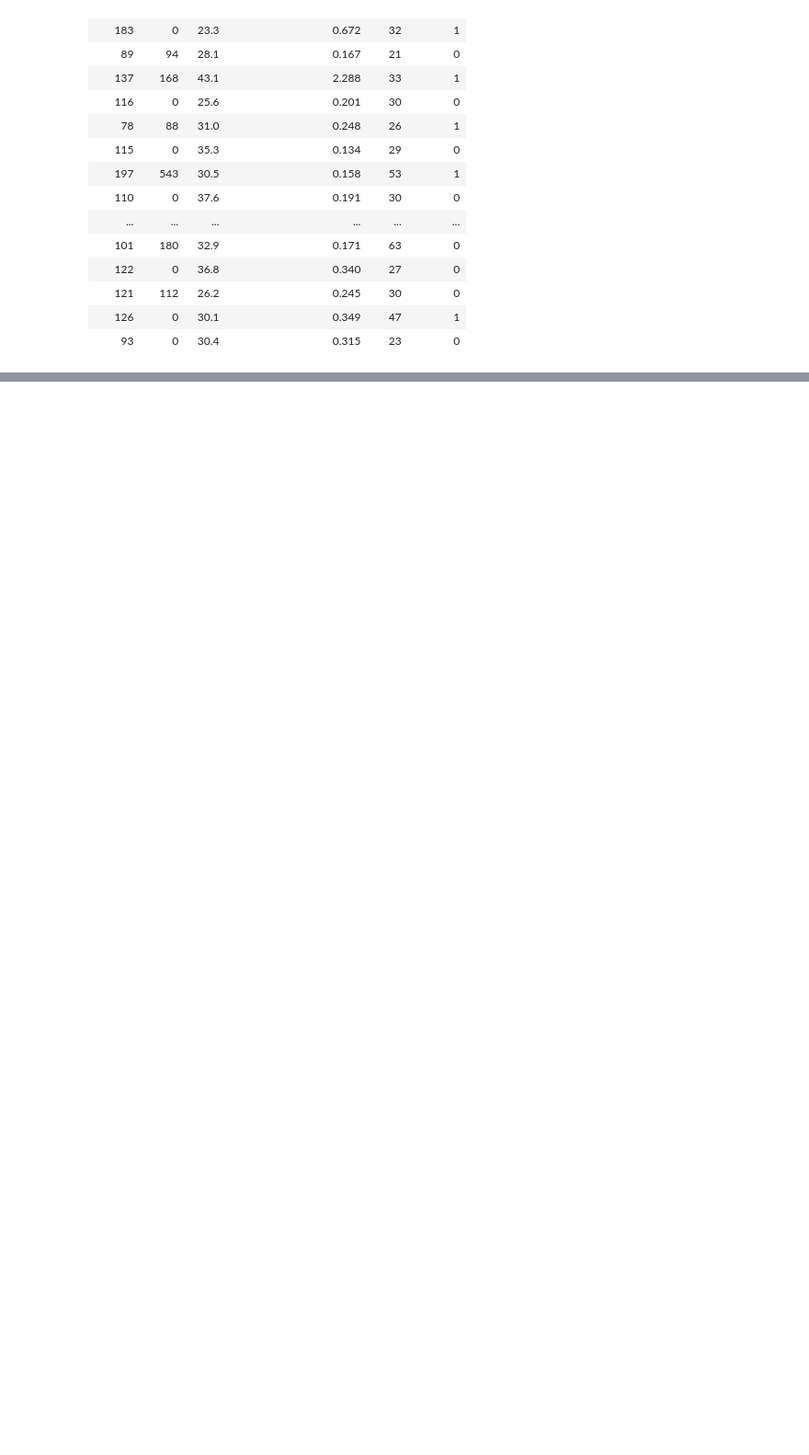
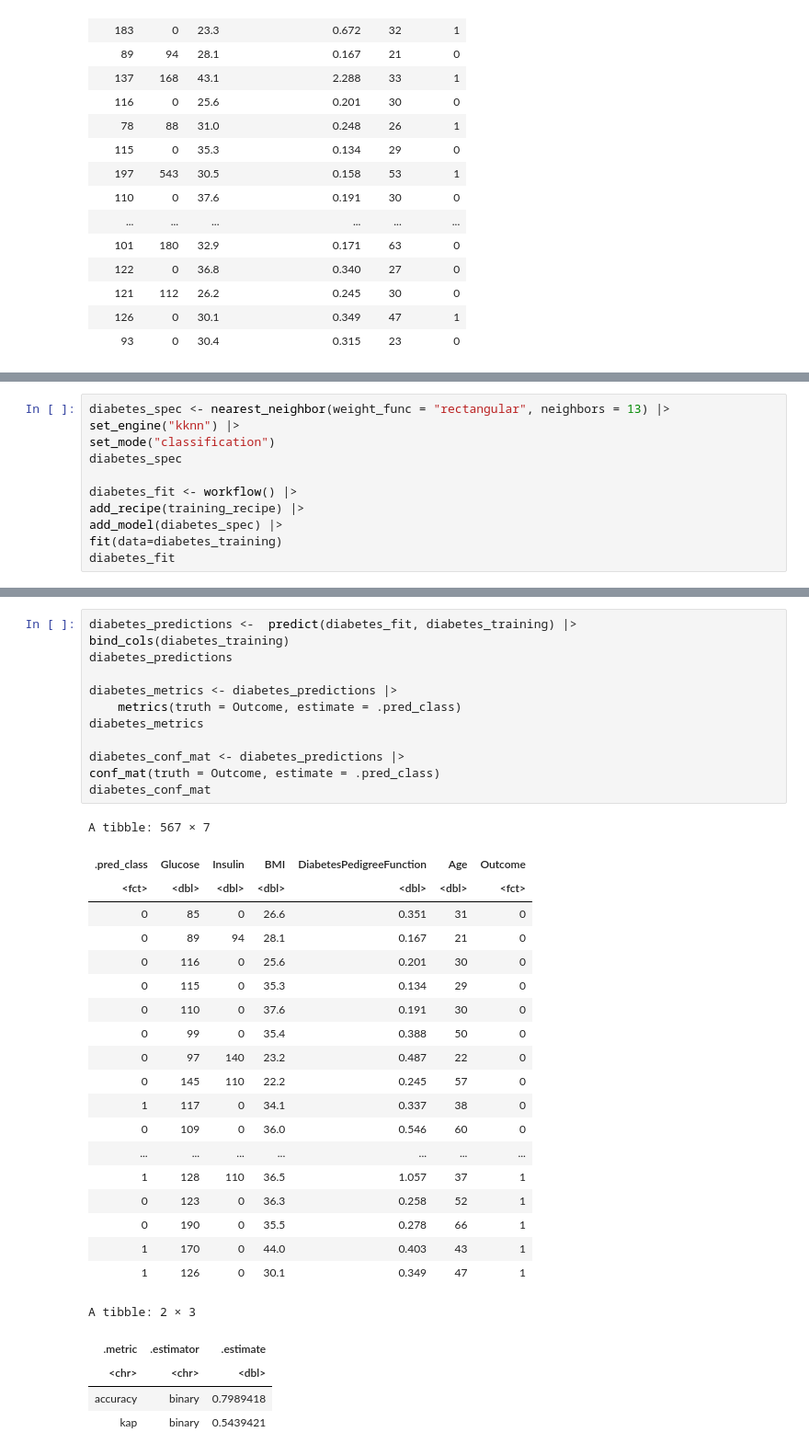
Before and after one commit to aayus-h/Diabetes_Classifier, a Jupyter notebook: group_project.ipynb, the cells around one changed output, grey strips where cells are left out. Shown at 92% size. Cells and saved outputs as stored; diff of their text form; blank space fills up the shorter version.

```diff
--- a/group_project.ipynb
+++ b/group_project.ipynb
@@ -155,0 +224,11 @@ ggpairs(diabetes_training, ggplot2::aes(colour = Outcome))
+# %%
+diabetes_spec <- nearest_neighbor(weight_func = "rectangular", neighbors = 13) |>
+set_engine("kknn") |>
+set_mode("classification")
+diabetes_spec
+
+diabetes_fit <- workflow() |>
+add_recipe(training_recipe) |>
+add_model(diabetes_spec) |>
+fit(data=diabetes_training)
+diabetes_fit
@@ -155,0 +259,37 @@ ggpairs(diabetes_training, ggplot2::aes(colour = Outcome))
+# %%
+diabetes_predictions <-  predict(diabetes_fit, diabetes_training) |>
+bind_cols(diabetes_training)
+diabetes_predictions
+
+diabetes_metrics <- diabetes_predictions |>
+    metrics(truth = Outcome, estimate = .pred_class)
+diabetes_metrics
+
+diabetes_conf_mat <- diabetes_predictions |>
+conf_mat(truth = Outcome, estimate = .pred_class)
+diabetes_conf_mat
+# %% [output]
+A tibble: 567 × 7
+| .pred_class | Glucose | Insulin | BMI | DiabetesPedigreeFunction | Age | Outcome |
+| <fct> | <dbl> | <dbl> | <dbl> | <dbl> | <dbl> | <fct> |
+| 0 | 85 | 0 | 26.6 | 0.351 | 31 | 0 |
+| 0 | 89 | 94 | 28.1 | 0.167 | 21 | 0 |
+| 0 | 116 | 0 | 25.6 | 0.201 | 30 | 0 |
+| 0 | 115 | 0 | 35.3 | 0.134 | 29 | 0 |
+| 0 | 110 | 0 | 37.6 | 0.191 | 30 | 0 |
+| 0 | 99 | 0 | 35.4 | 0.388 | 50 | 0 |
+| 0 | 97 | 140 | 23.2 | 0.487 | 22 | 0 |
+| 0 | 145 | 110 | 22.2 | 0.245 | 57 | 0 |
+| 1 | 117 | 0 | 34.1 | 0.337 | 38 | 0 |
+| 0 | 109 | 0 | 36.0 | 0.546 | 60 | 0 |
+| ... | ... | ... | ... | ... | ... | ... |
+| 1 | 128 | 110 | 36.5 | 1.057 | 37 | 1 |
+| 0 | 123 | 0 | 36.3 | 0.258 | 52 | 1 |
+| 0 | 190 | 0 | 35.5 | 0.278 | 66 | 1 |
+| 1 | 170 | 0 | 44.0 | 0.403 | 43 | 1 |
+| 1 | 126 | 0 | 30.1 | 0.349 | 47 | 1 |
+A tibble: 2 × 3
+| .metric | .estimator | .estimate |
+| <chr> | <chr> | <dbl> |
+| accuracy | binary | 0.7989418 |
+| kap | binary | 0.5439421 |
```
Also changed, not shown: parts of 7 cells of this notebook.
